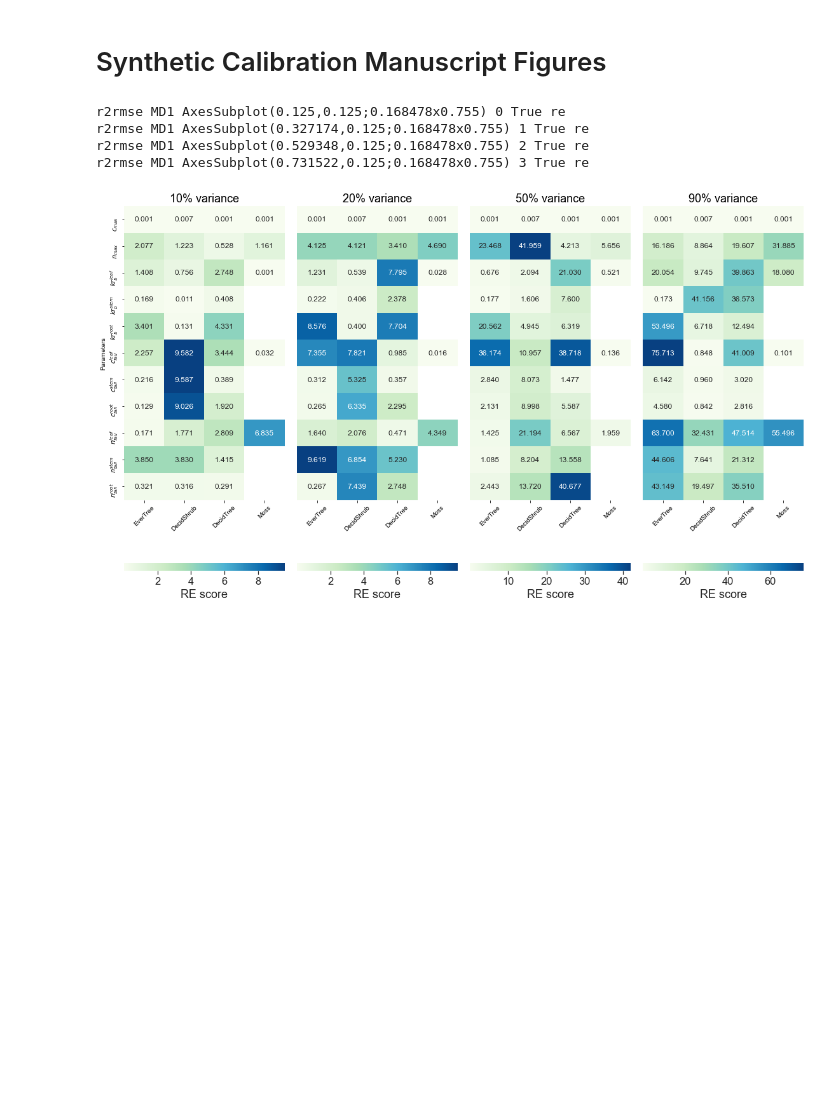
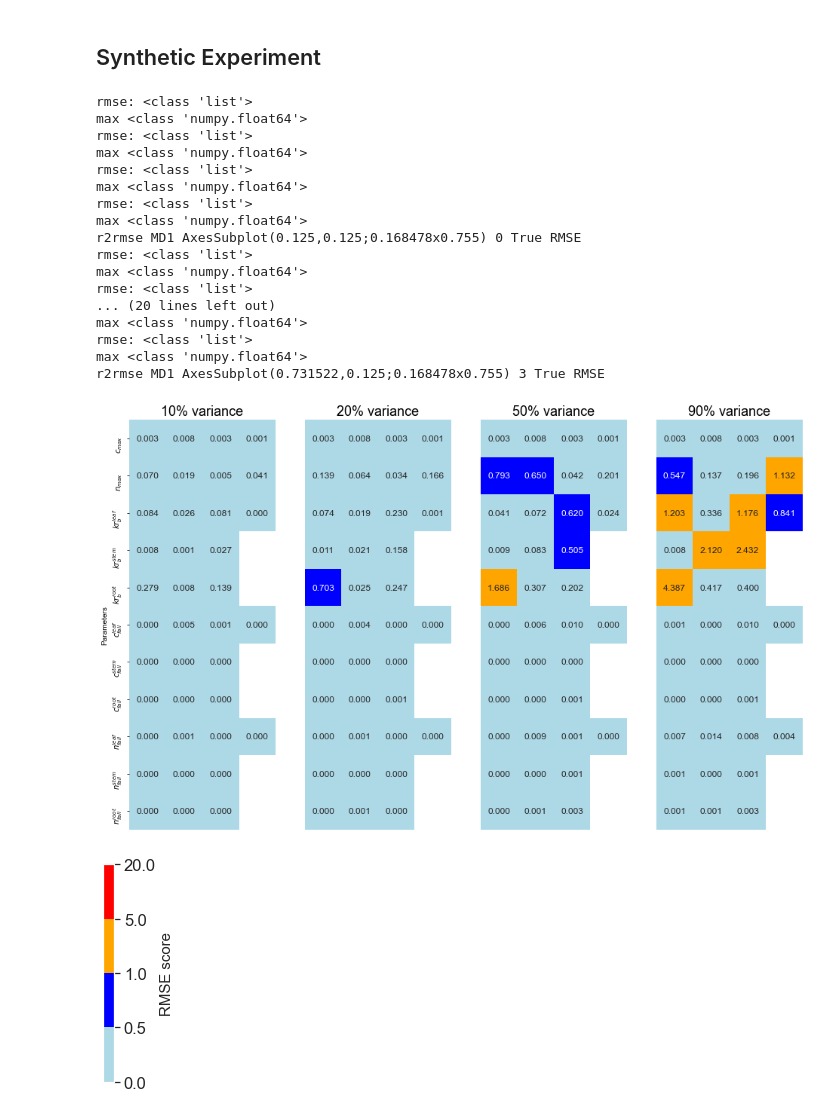
Before and after one commit to whrc/MADS-TEM-calibration, a Jupyter notebook: synthetic_experiment_final/Syn_CA_main_figs.ipynb, the cells around one changed output. Drawn from its saved outputs; the diff is of its cells as text; code cells hidden in the pictures; blank space fills up the shorter version.

Commit message:
updates relates to the latest version of the synthetic version of the model for the manuscipt, better version lives on Zenodo

```diff
--- a/synthetic_experiment_final/Syn_CA_main_figs.ipynb
+++ b/synthetic_experiment_final/Syn_CA_main_figs.ipynb
@@ -1,2 +12,2 @@
 # %% [markdown]
-# Synthetic Calibration Manuscript Figures
+## Synthetic Experiment
@@ -43,17 +46,29 @@ def site_metric_matrix(metric_matrix, metric, ax, id, param, error, colorb=True)
         cbar_label='RMSE score'
     else:
         cbar_label='RE score'
+    #sns.set(font_scale=1.5)
 
-    if colorb:
-        sns.heatmap(metric_matrix, cmap="GnBu",
-                    annot=True, fmt=".3f",
-                   cbar_kws={'label': cbar_label,"orientation": 'horizontal'},
+    color_levels = [0, 0.5, 1, 5, 20]  # Correlation ranges
+    colors = ['lightblue','blue', 'orange', 'red']  # Corresponding colors
+    cmap = LinearSegmentedColormap.from_list('custom_discrete', colors, N=len(color_levels) - 1)
+    norm = BoundaryNorm(color_levels, cmap.N, clip=True)
+
+    #sns.set(font_scale=1.5)
+
+    if id==3:
+        sns.heatmap(metric_matrix, cmap=cmap, norm=norm, annot=True, fmt=".3f",
+                    cbar=False,
+                   cbar_kws={'label': cbar_label,"orientation": 'vertical'},
                    annot_kws={"fontsize":12}, ax=ax)
+        # Create a separate figure for the colorbar with fixed length
+        fig_cbar, ax_cbar = plt.subplots(figsize=(0.2, 4))  # Adjust size for a vertical colorbar
+        cbar = plt.colorbar(plt.cm.ScalarMappable(norm=norm, cmap=cmap), cax=ax_cbar)
+        cbar.set_label(cbar_label, fontsize=15)
+
     else:
-        sns.heatmap(metric_matrix, cmap="coolwarm",
-                    annot=True, fmt=".3f",
+        sns.heatmap(metric_matrix, cmap=cmap, norm=norm, annot=True, fmt=".3f",
                    cbar=False,
-                   cbar_kws={'label': cbar_label,"orientation": 'horizontal'},
+                   cbar_kws={'label': cbar_label,"orientation": 'vertical'},
                    annot_kws={"fontsize":12}, ax=ax)
 
     if id==0:
@@ -360,41 +375,55 @@ def plot_MD1(ax, id, case=10, emetric='RMSE', param=False):
         nfall_stem=get_by_index(rmse_nfall_MD1,['nfall10','nfall11','nfall12'])
         nfall_root=get_by_index(rmse_nfall_MD1,['nfall20','nfall21','nfall22'])
 
     if param==False:
         z_eml_matrix = pd.DataFrame({
             'GPP': gpp_md1,
             'NPP': npp_MD1,
             '$C_{leaf}(kr_b)$': vegc_krb_leaf, '$C_{stem}(kr_b)$': vegc_krb_stem, '$C_{root}(kr_b)$': vegc_krb_root,
             '$C_{leaf}(c_{fall})$': vegc_cfall_leaf, '$C_{stem}(c_{fall})$': vegc_cfall_stem, '$C_{root}(c_{fall})$': vegc_cfall_root,
             '$N_{leaf}$': vegn_nfall_leaf, '$N_{stem}$': vegn_nfall_stem, '$N_{root}$': vegn_nfall_root
                 })
     else:
         z_eml_matrix = pd.DataFrame({
             '$c_{max}$': cmax_md1,
             '$n_{max}$': nmax_MD1,
             '$kr_{b}^{leaf}$': krb_leaf, '$kr_{b}^{stem}$': krb_stem, '$kr_{b}^{root}$': krb_root,
             '$c_{fall}^{leaf}$': cfall_leaf, '$c_{fall}^{stem}$': cfall_stem, '$c_{fall}^{root}$': cfall_root,
             '$n_{fall}^{leaf}$': nfall_leaf, '$n_{fall}^{stem}$': nfall_stem, '$n_{fall}^{root}$': nfall_root
                 })
 
     z_eml_matrix.index=['EverTree', 'DecidShrub', 'DecidTree', 'Moss']
 
     site_metric_matrix(z_eml_matrix.T, rmetric+' '+site, ax, id, param, error)
 
 fig, axs = plt.subplots(1, 4, figsize=(16, 10))  # Create a 2x2 grid of subplot
 # Flatten the 2x2 array of axes to a 1D array for easy iteration
 axs = axs.flatten()
 cases=[10,20,50,90]
 for i in range(4):
-    plot_MD1(axs[i], i, case=cases[i], emetric='re',param=True)
-
-plt.tight_layout()  # Adjust subplots to fit into the figure area
+    plot_MD1(axs[i], i, case=cases[i], emetric='RMSE',param=True)
+#fig.tight_layout(rect=[0, 0, 0.9, 1])  # Adjust the right margin to fit colorbar
+#plt.tight_layout()  # Adjust subplots to fit into the figure area
 # %% [output]
-r2rmse MD1 AxesSubplot(0.125,0.125;0.168478x0.755) 0 True re
-r2rmse MD1 AxesSubplot(0.327174,0.125;0.168478x0.755) 1 True re
-r2rmse MD1 AxesSubplot(0.529348,0.125;0.168478x0.755) 2 True re
-r2rmse MD1 AxesSubplot(0.731522,0.125;0.168478x0.755) 3 True re
+rmse: <class 'list'>
+max <class 'numpy.float64'>
+rmse: <class 'list'>
+max <class 'numpy.float64'>
+rmse: <class 'list'>
+max <class 'numpy.float64'>
+rmse: <class 'list'>
+max <class 'numpy.float64'>
+r2rmse MD1 AxesSubplot(0.125,0.125;0.168478x0.755) 0 True RMSE
+rmse: <class 'list'>
+max <class 'numpy.float64'>
+rmse: <class 'list'>
+... (20 lines left out)
+max <class 'numpy.float64'>
+rmse: <class 'list'>
+max <class 'numpy.float64'>
+r2rmse MD1 AxesSubplot(0.731522,0.125;0.168478x0.755) 3 True RMSE
-[figure, old version]
+[figure, new version]
+[figure, added]
 # %%
 def soil_metric_matrix(ax, param, error='rmse', colorb=True):
     '''
```
Also changed, not shown: parts of 7 cells of this notebook, 11 other files.
